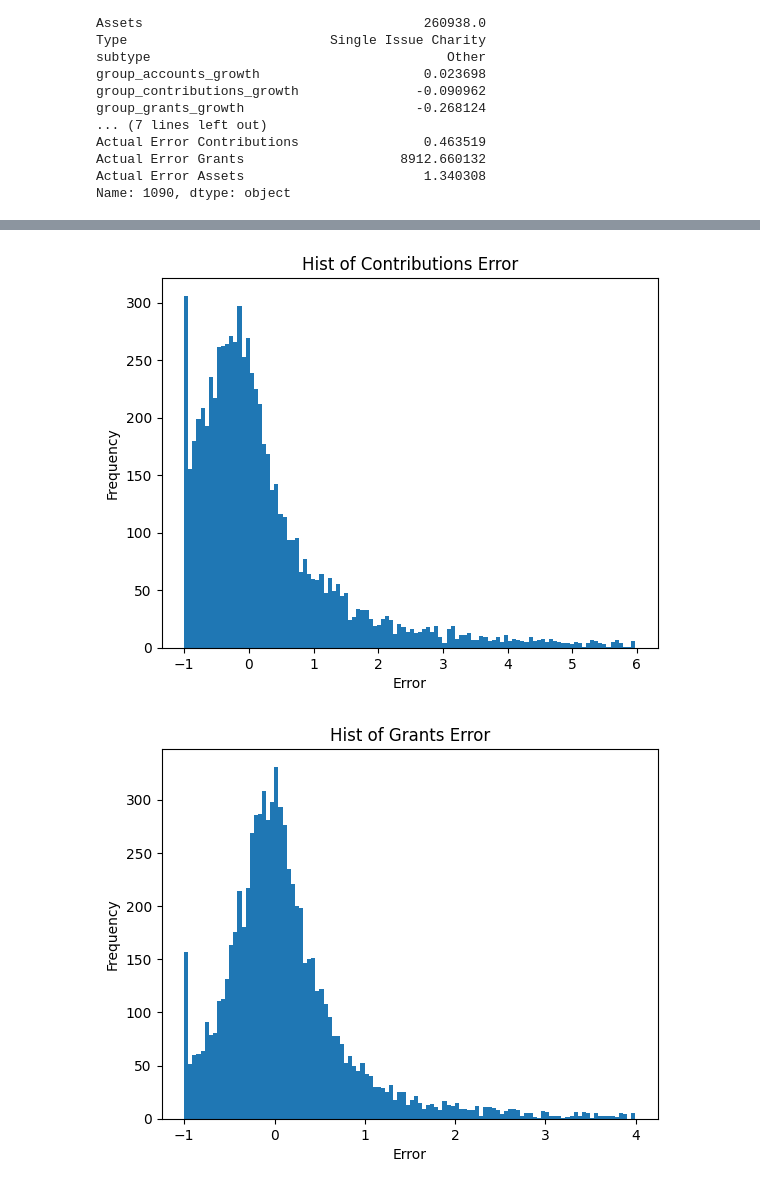
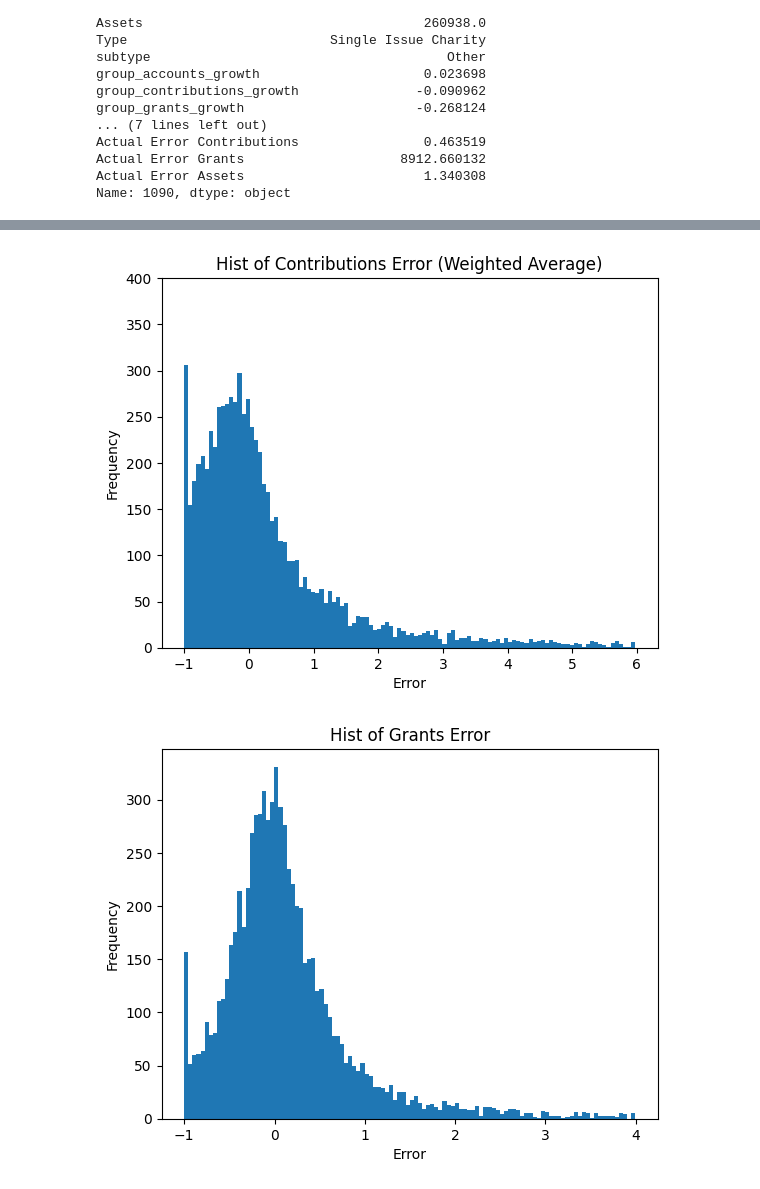
Before and after one commit to nichmars/Test, a Jupyter notebook: WeightedAveragePctChange.ipynb, the cells around one changed output, grey strips where cells are left out. Saved outputs shown, nothing was run; the diff lists cells and outputs as text; code cells hidden in the pictures.

```diff
--- a/WeightedAveragePctChange.ipynb
+++ b/WeightedAveragePctChange.ipynb
@@ -212,17 +213,18 @@ plt.show()
 # %%
 df_error_contributions = df[~np.isinf(df['Actual Error Contributions'])]
 cleaned_errors_contributions = [x for x in df_error_contributions['Actual Error Contributions'] if not np.isnan(x) and x < 6 ]
 
 #print(cleaned_errors_contributions)
 
 plt.hist(cleaned_errors_contributions, bins = 110)
 
-plt.title("Hist of Contributions Error")
+plt.title("Hist of Contributions Error (Weighted Average)")
 plt.ylabel("Frequency")
 plt.xlabel("Error")
+plt.ylim(0, 400) #
 plt.show()
 # %% [output]
-[figure, old version]
+[figure, new version]
 # %%
 df_error_grants = df[~np.isinf(df['Actual Error Grants'])]
 cleaned_errors_grants = [x for x in df_error_grants['Actual Error Grants'] if not np.isnan(x) and x < 4 ]
```
Also changed, not shown: parts of 4 cells of this notebook.
